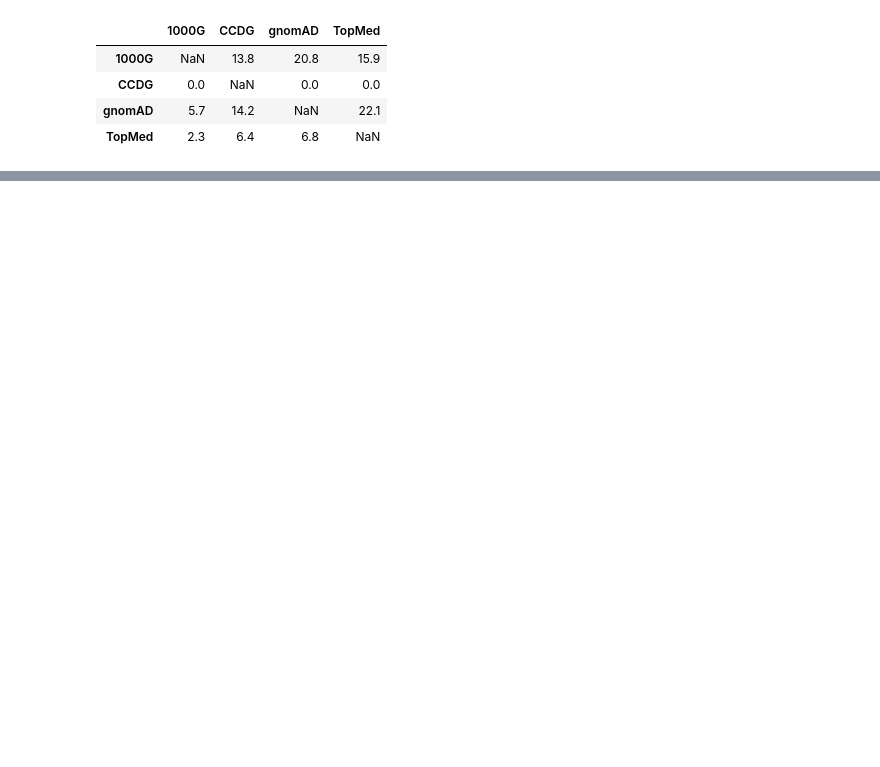
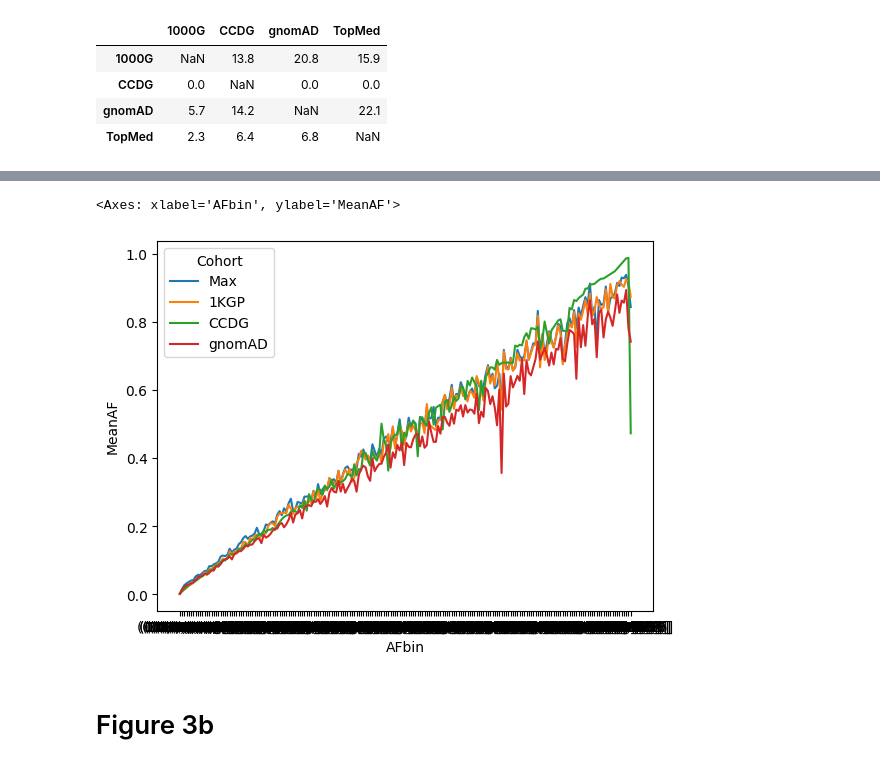
Before and after one commit to BCM-HGSC/TopMedSVQC, a Jupyter notebook: notebooks/KnownAnnoSVAFotate.ipynb, the cells around one changed output, grey strips where cells are left out. Cells and saved outputs as stored; diff of their text form; code cells hidden in the pictures; blank space fills up the shorter version.

```diff
--- a/notebooks/KnownAnnoSVAFotate.ipynb
+++ b/notebooks/KnownAnnoSVAFotate.ipynb
@@ -271,0 +284,5 @@ ns_matrix = pd.DataFrame(ns_matrix, index=index, columns=index)
+# %%
+inv = data[data['is_pass'] & (data['svtype'] == 'INV')]
+for i in ['is_known', '1000g', 'ccdg', 'gnomad']:
+    print(i)
+    print(inv[i].value_counts())
@@ -271,0 +315,27 @@ ns_matrix = pd.DataFrame(ns_matrix, index=index, columns=index)
+# %%
+view = data[data['is_pass']].copy()
+m_bins = []
+cur = 0
+while cur <= 1.005:
+    m_bins.append(cur)
+    cur += 0.005
+view["TopMed_AFbin"] = pd.cut(view["TopMed_AF"], bins=m_bins)
+# %%
+rows = []
+#for i, d in view.groupby(['svtype', 'TopMed_AFbin']):
+for i, d in view.groupby('TopMed_AFbin'):
+    for okey, ocol, oname in [('is_known', "Max_AF", 'Max'), ('1000g', "Best_1000G_AF", "1KGP"),
+                              ("ccdg", "Best_CCDG_AF", "CCDG"), ("gnomad", "Best_gnomAD_AF", "gnomAD")]:
+        m_af = d[d[okey]][ocol].mean()
+        rows.append([i, oname, m_af])
+fig3 = pd.DataFrame(rows, columns=["AFbin", "Cohort", "MeanAF"])
+# %%
+fig3 = fig3.sort_values(by="AFbin")
+fig3["AFbin"] = fig3["AFbin"].astype(str)
+# %%
+sb.lineplot(data=fig3, x="AFbin", y="MeanAF", hue="Cohort")
+# %% [output]
+<Axes: xlabel='AFbin', ylabel='MeanAF'>
+[figure, added]
+# %% [markdown]
+# Figure 3b
```
Also changed, not shown: parts of 46 cells of this notebook.
